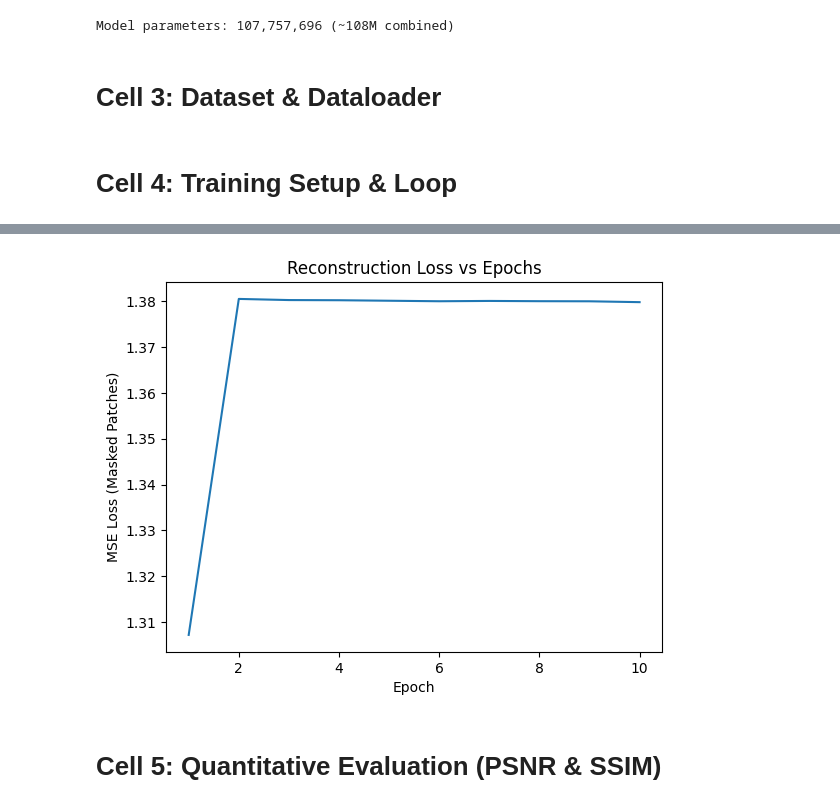
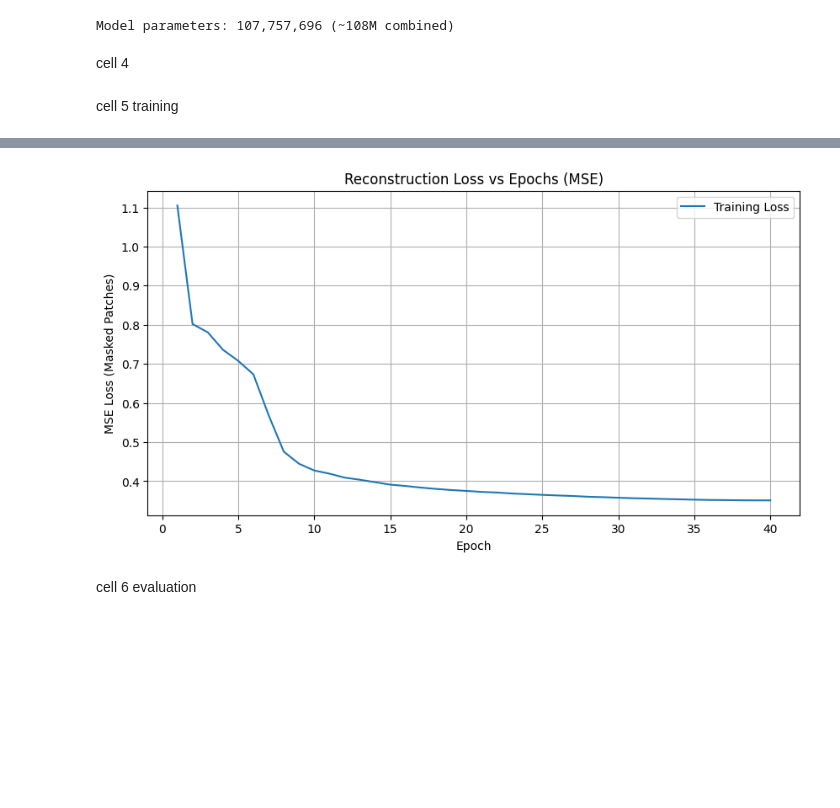
Before and after one commit to Umar-17/Self-Supervised-Image-Representation-Learning---Masked-Autoencoders-MAE-, a Jupyter notebook: Notebook/MAE_Training.ipynb, the cells around one changed output, grey strips where cells are left out. Drawn from its saved outputs; the diff is of its cells as text; code cells hidden in the pictures; blank space fills up the shorter version.

Commit message:
Fix: more epochs and lr changes
-trained with more epochs and tweaked learning rate for better results

```diff
--- a/Notebook/MAE_Training.ipynb
+++ b/Notebook/MAE_Training.ipynb
@@ -139,8 +129,8 @@ model = MaskedAutoencoder().to(device)
 print(f"Model parameters: {sum(p.numel() for p in model.parameters() if p.requires_grad):,} (~108M combined)")
 # %% [output]
 Model parameters: 107,757,696 (~108M combined)
-# %% [markdown]
-# Cell 3: Dataset & Dataloader
+# %% [markdown]
+cell 4
 # %%
 dataset_path = "/kaggle/input/datasets/akash2sharma/tiny-imagenet/tiny-imagenet-200/train"
 transform = T.Compose([
@@ -154,8 +144,26 @@ dataloader = DataLoader(dataset, batch_size=64, shuffle=True, num_workers=4, pin
-# %% [markdown]
-# Cell 4: Training Setup & Loop
+# %% [markdown]
+cell 5 training
 # %%
-optimizer = optim.AdamW(model.parameters(), lr=1.5e-4, weight_decay=0.05)
-scheduler = optim.lr_scheduler.CosineAnnealingLR(optimizer, T_max=10)
+import matplotlib.pyplot as plt
+import torch
+import torch.optim as optim
+from torch.cuda.amp import GradScaler, autocast
+
+
+num_epochs = 40
+warmup_epochs = 5
+base_lr = 1.5e-4
+
+
+optimizer = optim.AdamW(model.parameters(), lr=base_lr, weight_decay=0.05)
+
+
+warmup_scheduler = optim.lr_scheduler.LinearLR(optimizer, start_factor=1e-3, total_iters=warmup_epochs)
+
+cosine_scheduler = optim.lr_scheduler.CosineAnnealingLR(optimizer, T_max=num_epochs - warmup_epochs)
+
+scheduler = optim.lr_scheduler.SequentialLR(optimizer, schedulers=[warmup_scheduler, cosine_scheduler], milestones=[warmup_epochs])
+
 scaler = GradScaler()
 
 def patchify(imgs):
@@ -167,25 +175,44 @@ def patchify(imgs):
     x = x.reshape(shape=(imgs.shape[0], h * w, p**2 * 3))
     return x
 
-num_epochs = 10
 loss_history = []
+print(f"Starting training for {num_epochs} epochs with {warmup_epochs}-epoch LR warmup...")
 
 for epoch in range(num_epochs):
     model.train()
     epoch_loss = 0
+
+
+    current_lr = optimizer.param_groups[0]['lr']
+
     for imgs, _ in dataloader:
         imgs = imgs.to(device)
+
+
         target = patchify(imgs)
 
+
+        mean = target.mean(dim=-1, keepdim=True)
+        var = target.var(dim=-1, keepdim=True)
+        target_norm = (target - mean) / (var + 1.e-6)**.5
+
         optimizer.zero_grad()
+
+
         with autocast():
             pred, mask = model(imgs, mask_ratio=0.75)
 
-            loss = (pred - target) ** 2
+
+            loss = (pred - target_norm) ** 2
             loss = loss.mean(dim=-1)
             loss = (loss * mask).sum() / mask.sum()
 
         scaler.scale(loss).backward()
+
+
+        scaler.unscale_(optimizer)
+        torch.nn.utils.clip_grad_norm_(model.parameters(), max_norm=1.0)
+
         scaler.step(optimizer)
         scaler.update()
 
@@ -194,12 +221,17 @@ for epoch in range(num_epochs):
     scheduler.step()
     avg_loss = epoch_loss / len(dataloader)
     loss_history.append(avg_loss)
-    print(f"Epoch {epoch+1}/{num_epochs} | Loss: {avg_loss:.4f}")
 
 
-plt.plot(range(1, num_epochs+1), loss_history)
-plt.title("Reconstruction Loss vs Epochs")
+    print(f"Epoch {epoch+1}/{num_epochs} | LR: {current_lr:.6f} | Loss: {avg_loss:.4f}")
+
+
+plt.figure(figsize=(10, 5))
+plt.plot(range(1, num_epochs+1), loss_history, label='Training Loss')
+plt.title("Reconstruction Loss vs Epochs (MSE)")
 plt.xlabel("Epoch")
 plt.ylabel("MSE Loss (Masked Patches)")
+plt.legend()
+plt.grid(True)
 plt.show()
 # %% [output]
@@ -216,6 +256,6 @@ Epoch 10/10 | Loss: 1.3798
-[figure, old version]
+[figure, new version]
-# %% [markdown]
-# Cell 5: Quantitative Evaluation (PSNR & SSIM)
+# %% [markdown]
+cell 6 evaluation
 # %%
 import torch
 from torchmetrics.image import PeakSignalNoiseRatio, StructuralSimilarityIndexMeasure
```
Also changed, not shown: parts of 10 cells of this notebook, 3 other files.
